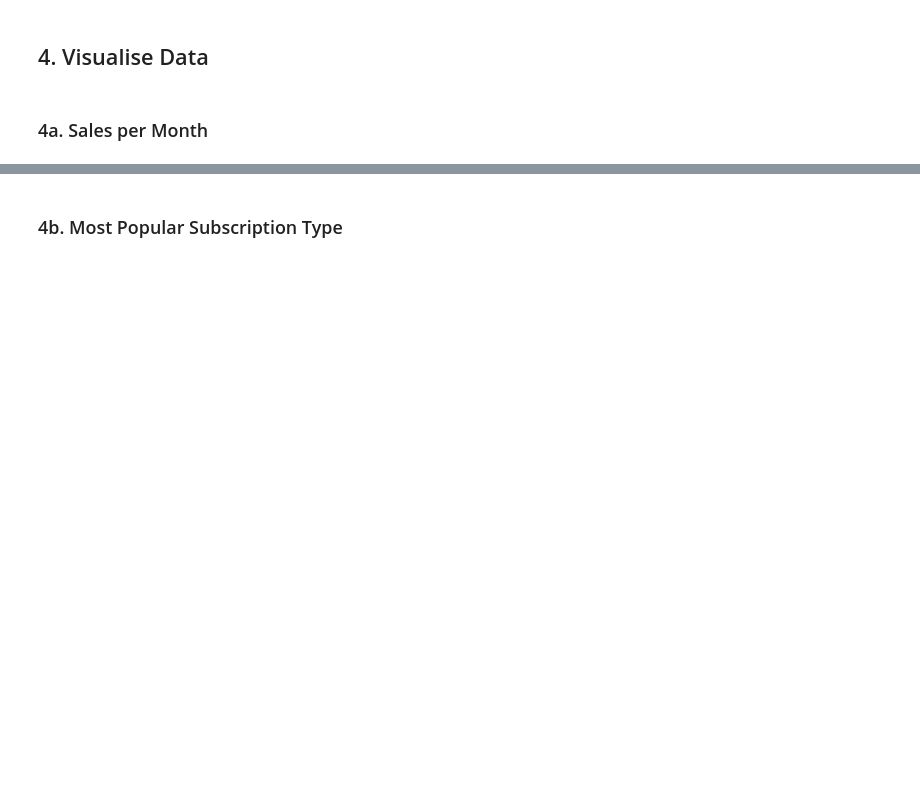
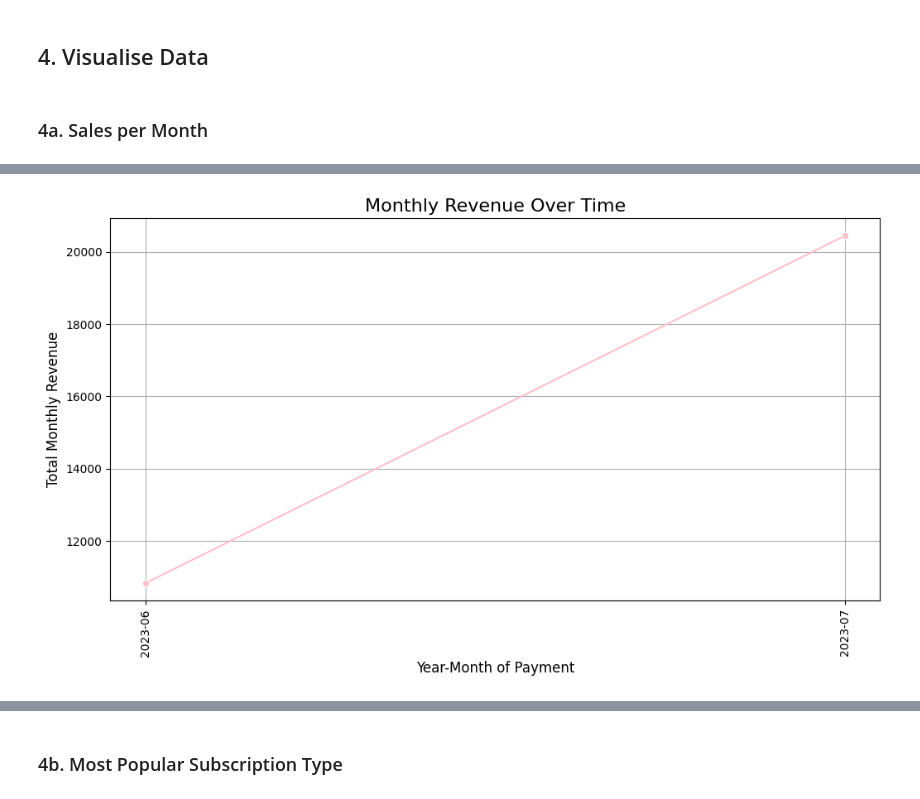
Before and after one commit to mumnsa/Manasa-s_DAC_Curriculum, a Jupyter notebook: DAC-002_EDA/DAC-002_EDA_Tutorial_Student.ipynb, the cells around one changed output, grey strips where cells are left out. Saved outputs shown, nothing was run; the diff lists cells and outputs as text; code cells hidden in the pictures; blank space fills up the shorter version.

```diff
--- a/DAC-002_EDA/DAC-002_EDA_Tutorial_Student.ipynb
+++ b/DAC-002_EDA/DAC-002_EDA_Tutorial_Student.ipynb
@@ -74,9 +155,8 @@ df.head()
 # %%
 # Convert ['... Date'] into YYYY-MM-DD format -> More uniform data -> Easier plotting -> Better analysis
 ## Utilise the .to_datetime() function to format 'Join Date' & 'Last Payment Date' into YYYY-MM-DD datetime value
-df[''] = pd.to_datetime(df[''], format = '%d-%m-%y')
-df[''] = pd.to_datetime(df[''], format = '%d-%m-%y')
-
+df['Join Date'] = pd.to_datetime(df['Join Date'], format='%d-%m-%y')
+df['Last Payment Date'] = pd.to_datetime(df['Last Payment Date'], format='%d-%m-%y')
 # The 'format' argument shows how to intepret the date strings we provided
 # Pandas always stores the date internally as YYYY-MM-DD once date is stored as datetimelike value
 # %%
@@ -86,3 +173,9 @@ df.head()
 ## 4. Visualise Data
 # %% [markdown]
 ### 4a. Sales per Month
+# %%
+
+df['Payment Year-Month'] = df['Last Payment Date'].dt.to_period('M').astype(str)
+
+# Display the first few rows to check the new column
+df.head()
@@ -89 +189,19 @@ df.head()
+# %%
+# Group by 'Payment Year-Month' and sum the revenue
+monthly_revenue = df.groupby('Payment Year-Month')['Monthly Revenue'].sum().reset_index()
+
+# Convert 'Payment Year-Month' back to string for plotting purposes (if it's not already a string)
+monthly_revenue['Payment Year-Month'] = monthly_revenue['Payment Year-Month'].astype(str)
+
+# Plotting the line chart for revenue over time
+plt.figure(figsize=(12, 6))
+sns.lineplot(x='Payment Year-Month', y='Monthly Revenue', data=monthly_revenue, marker='o', color='pink')
+plt.title('Monthly Revenue Over Time', fontsize=16)
+plt.xlabel('Year-Month of Payment', fontsize=12)
+plt.ylabel('Total Monthly Revenue', fontsize=12)
+plt.xticks(rotation=90)  # Rotate x-axis labels for better readability
+plt.grid(True)
+plt.show()
+# %% [output]
+[figure, added]
 # %%
```
Also changed, not shown: parts of 27 cells of this notebook.
